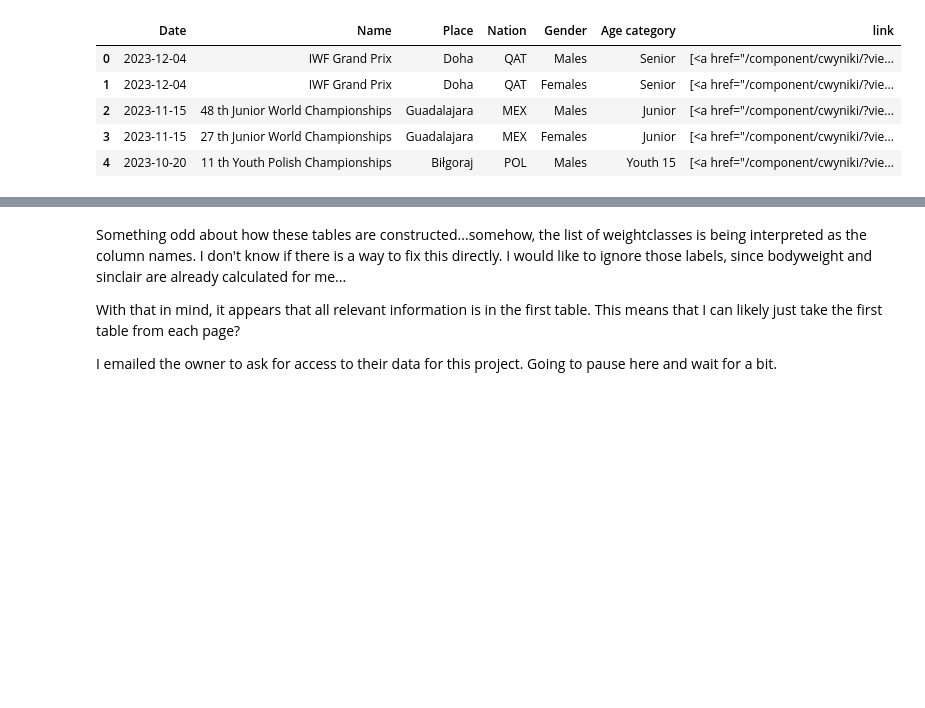
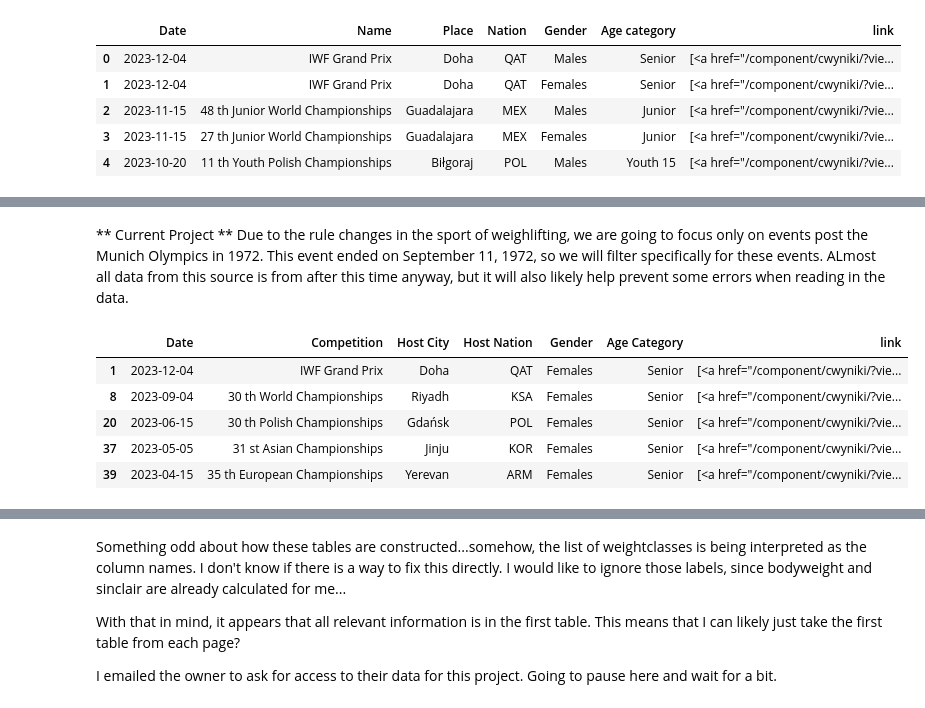
Before and after one commit to aaronjkeeney/Rxpose, a Jupyter notebook: Python_Version Rxpose.ipynb, the cells around one changed output, grey strips where cells are left out. Cells and saved outputs as stored; diff of their text form; code cells hidden in the pictures; blank space fills up the shorter version.

```diff
--- a/Python_Version Rxpose.ipynb
+++ b/Python_Version Rxpose.ipynb
@@ -351,0 +249,18 @@ all_data(df)
+# %% [markdown]
+** Current Project **
+Due to the rule changes in the sport of weighlifting, we are going to focus only on events post the Munich Olympics in 1972. This event ended on September 11, 1972, so we will filter specifically for these events. ALmost all data from this source is from after this time anyway, but it will also likely help prevent some errors when reading in the data.
+# %%
+# Some masks for faster computation
+
+modern_event_mask = df['Date'] > '1972-09-11'
+gender_mask = df['Gender'] == 'Females'
+senior_mask = df['Age Category'] == 'Senior'
+
+df[modern_event_mask][gender_mask][senior_mask].head()
+# %% [output]
+|  | Date | Competition | Host City | Host Nation | Gender | Age Category | link |
+| 1 | 2023-12-04 | IWF Grand Prix | Doha | QAT | Females | Senior | [<a href="/component/cwyniki/?vie... |
+| 8 | 2023-09-04 | 30 th World Championships | Riyadh | KSA | Females | Senior | [<a href="/component/cwyniki/?vie... |
+| 20 | 2023-06-15 | 30 th Polish Championships | Gdańsk | POL | Females | Senior | [<a href="/component/cwyniki/?vie... |
+| 37 | 2023-05-05 | 31 st Asian Championships | Jinju | KOR | Females | Senior | [<a href="/component/cwyniki/?vie... |
+| 39 | 2023-04-15 | 35 th European Championships | Yerevan | ARM | Females | Senior | [<a href="/component/cwyniki/?vie... |
```
Also changed, not shown: parts of 10 cells of this notebook.
